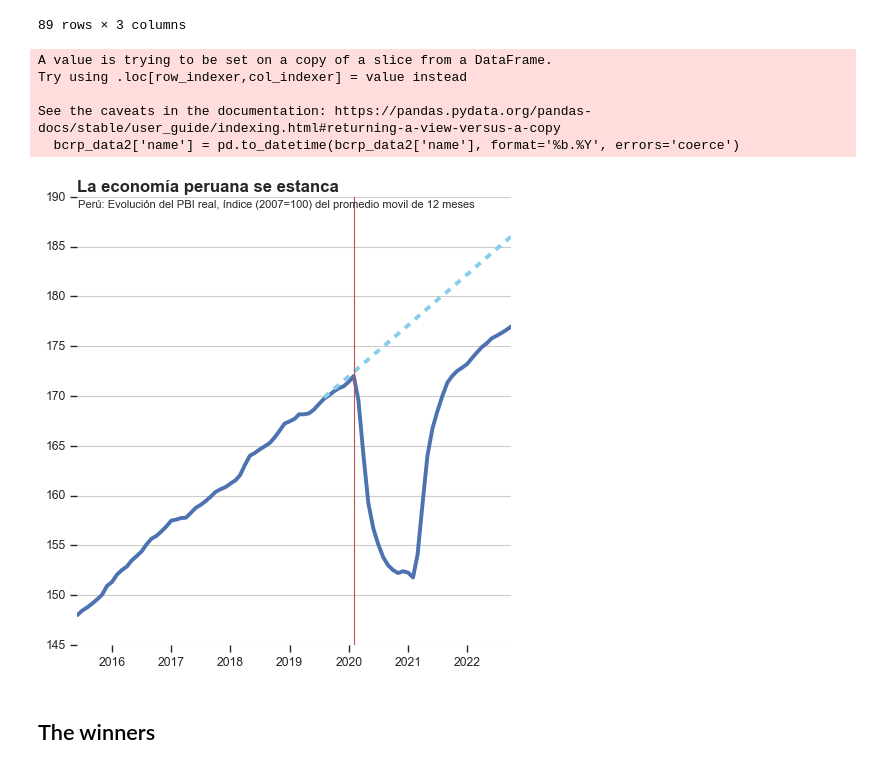
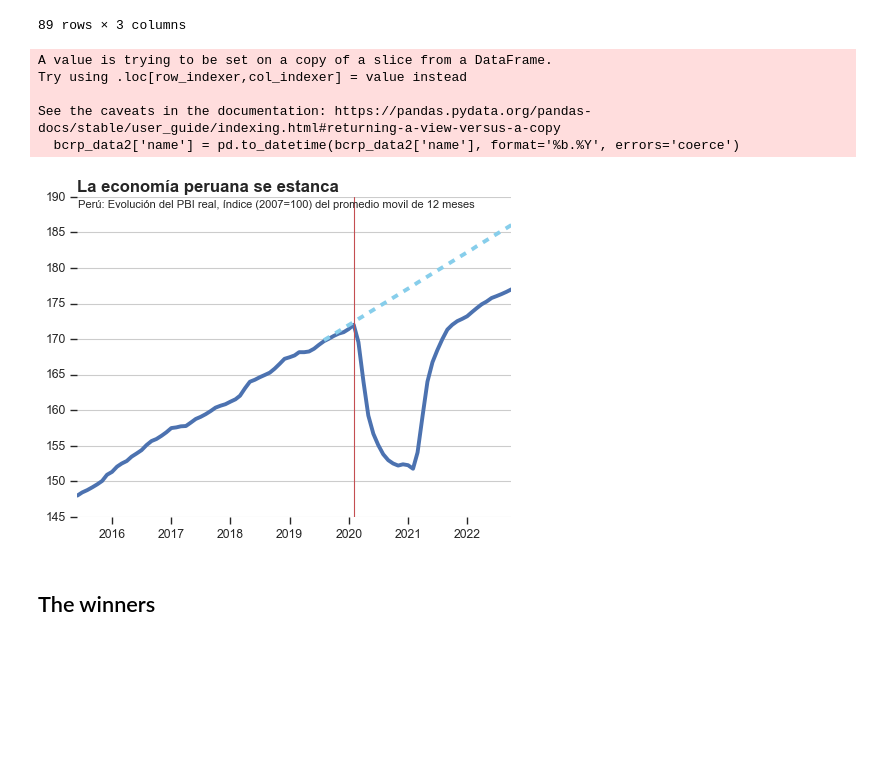
Before and after one commit to qlab-intro-python/tarea-4-podesta-gregorio-1-1, a Jupyter notebook: tarea_4_plantilla.ipynb, the cells around one changed output. Drawn from its saved outputs; the diff is of its cells as text; code cells hidden in the pictures; blank space fills up the shorter version.

```diff
--- a/tarea_4_plantilla.ipynb
+++ b/tarea_4_plantilla.ipynb
@@ -196,35 +196,35 @@ filtered_data = bcrp_data2[bcrp_data2['name'] <= 'Feb.2020']
 X = np.column_stack((np.ones(len(filtered_data)), np.arange(1, len(filtered_data)+1)))
 y = filtered_data['rolling_mean']
 
 # Calculate coefficients (beta) using the normal equation
 beta = np.linalg.inv(X.T @ X) @ X.T @ y
 
 X2 = np.column_stack((np.ones(len(bcrp_data2)), np.arange(1, len(bcrp_data2)+1)))
 predicted_values = X2 @ beta
 predicted_values = predicted_values[50:]
 
 # Plotting
-plt.figure(figsize=(7,7))
+plt.figure(figsize=(7,5))
 
 plt.plot(bcrp_data2['name'], bcrp_data2['rolling_mean'], label='Observed Values', linewidth=3.5)
 plt.plot(bcrp_data2['name'][50:], predicted_values, label='Trend (Linear Prediction)', linestyle='--', color='skyblue', linewidth=3.5)
 
 plt.title('La economía peruana se estanca', size=15, fontweight='bold', loc="left")
 plt.suptitle('Perú: Evolución del PBI real, índice (2007=100) del promedio movil de 12 meses', size=10, x='0.48', y='0.895')
 plt.grid(axis='y')
 sns.set_style("ticks")
 sns.despine(top=True, right=True, left=True, bottom=True)
 
 plt.axvline(pd.to_datetime('2020-01-31'), color='r', lw=1)
 
 plt.show()
 # %% [output]
 A value is trying to be set on a copy of a slice from a DataFrame.
 Try using .loc[row_indexer,col_indexer] = value instead
 
 See the caveats in the documentation: https://pandas.pydata.org/pandas-docs/stable/user_guide/indexing.html#returning-a-view-versus-a-copy
   bcrp_data2['name'] = pd.to_datetime(bcrp_data2['name'], format='%b.%Y', errors='coerce')
-[figure, old version]
+[figure, new version]
 # %% [markdown]
 ## The winners
 # %% [markdown]
```
